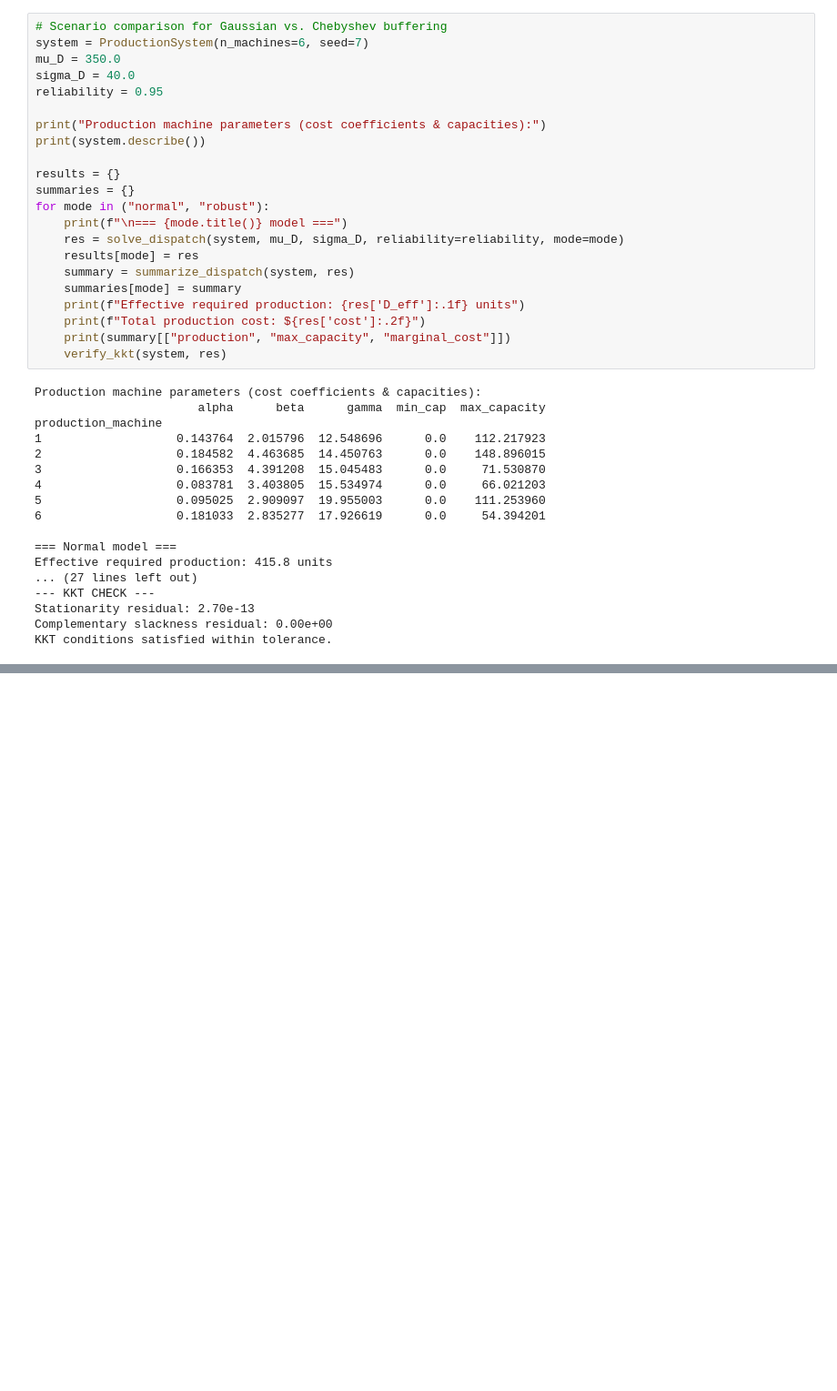
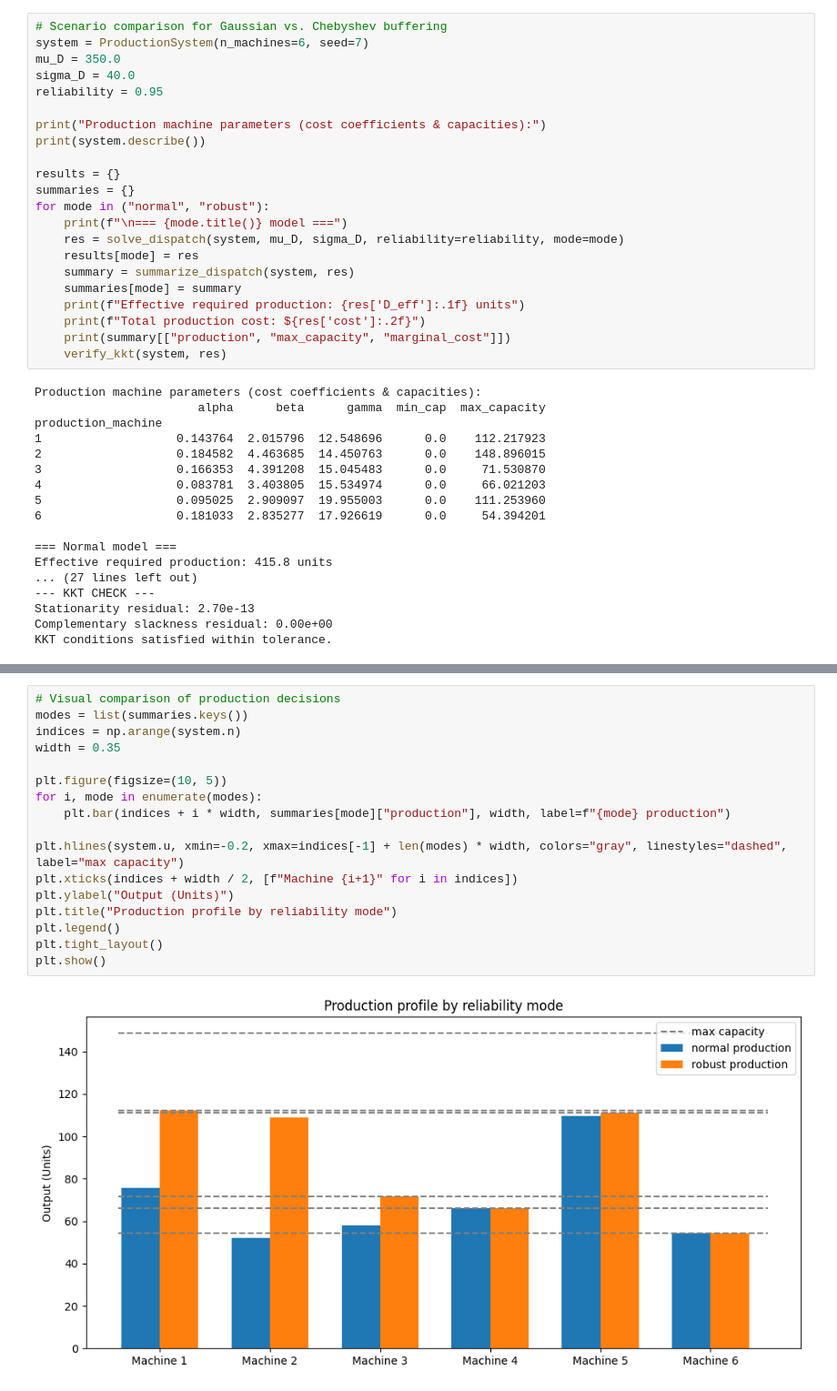
Before and after one commit to vishal36-pop/Team-OptiMinds-, a Jupyter notebook: Opti.ipynb, the cells around one changed output, grey strips where cells are left out. Shown: that part at 91% size. Drawn from its saved outputs; the diff is of its cells as text; blank space fills up the shorter version.

Commit message:
added comprehensive visualizations: machine-wise output comparison (Normal vs Robust), cost breakdown (variable vs fixed), reliability buffer analysis, and marginal cost (lambda) metrics

```diff
--- a/Opti.ipynb
+++ b/Opti.ipynb
@@ -263,0 +267,19 @@ KKT conditions satisfied within tolerance.
+# %%
+# Visual comparison of production decisions
+modes = list(summaries.keys())
+indices = np.arange(system.n)
+width = 0.35
+
+plt.figure(figsize=(10, 5))
+for i, mode in enumerate(modes):
+    plt.bar(indices + i * width, summaries[mode]["production"], width, label=f"{mode} production")
+
+plt.hlines(system.u, xmin=-0.2, xmax=indices[-1] + len(modes) * width, colors="gray", linestyles="dashed", label="max capacity")
+plt.xticks(indices + width / 2, [f"Machine {i+1}" for i in indices])
+plt.ylabel("Output (Units)")
+plt.title("Production profile by reliability mode")
+plt.legend()
+plt.tight_layout()
+plt.show()
+# %% [output]
+[figure, added]
```
Also changed, not shown: parts of 4 cells of this notebook.
